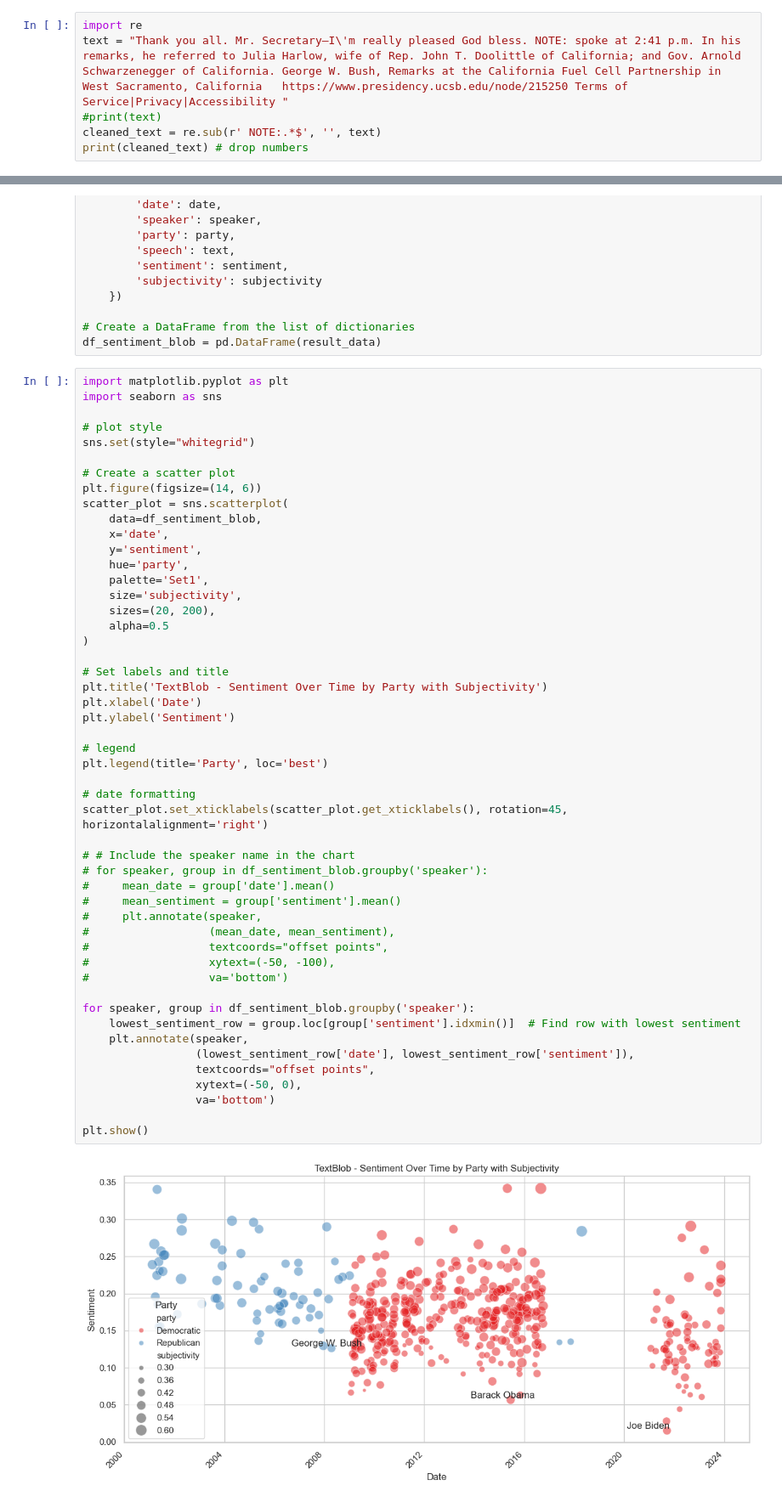
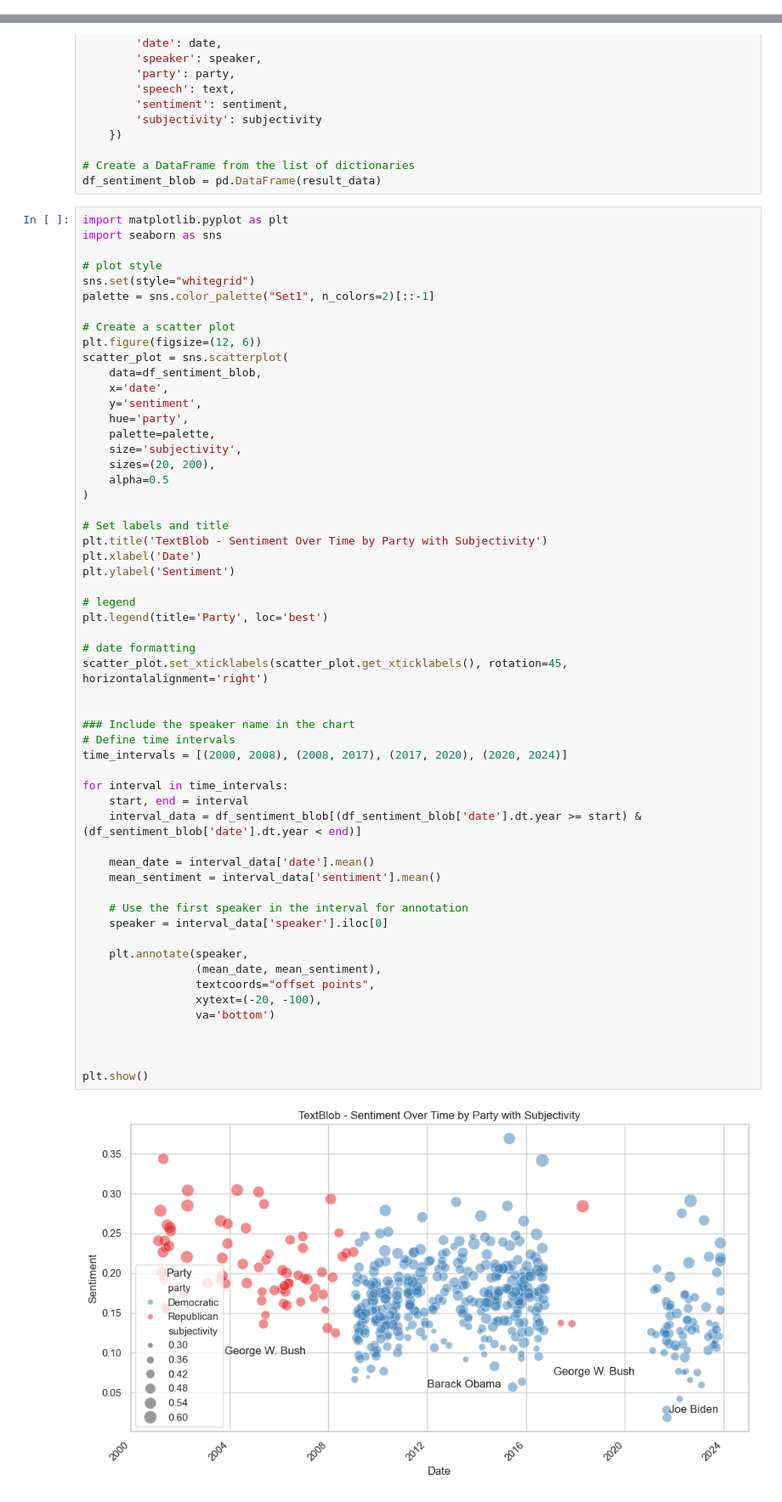
Before and after one commit to Alvaroguijarro97/text_as_data_final_project, a Jupyter notebook: sentiment_evaluation.ipynb, the cells around one changed output, grey strips where cells are left out. Shown at 85% size. Cells and saved outputs as stored; diff of their text form.

```diff
--- a/sentiment_evaluation.ipynb
+++ b/sentiment_evaluation.ipynb
@@ -12,6 +4,0 @@ df_cleanned[df_cleanned["party"] != "Democratic"].sort_values(by='date').iloc[45
-# %%
-import re
-text = "Thank you all. Mr. Secretary—I\'m really pleased God bless. NOTE: spoke at 2:41 p.m. In his remarks, he referred to Julia Harlow, wife of Rep. John T. Doolittle of California; and Gov. Arnold Schwarzenegger of California. George W. Bush, Remarks at the California Fuel Cell Partnership in West Sacramento, California   https://www.presidency.ucsb.edu/node/215250 Terms of Service|Privacy|Accessibility "
-#print(text)
-cleaned_text = re.sub(r' NOTE:.*$', '', text)
-print(cleaned_text) # drop numbers
@@ -81,52 +42,58 @@ import seaborn as sns
 
 # plot style
 sns.set(style="whitegrid")
+palette = sns.color_palette("Set1", n_colors=2)[::-1]
 
 # Create a scatter plot
-plt.figure(figsize=(14, 6))
+plt.figure(figsize=(12, 6))
 scatter_plot = sns.scatterplot(
     data=df_sentiment_blob,
     x='date',
     y='sentiment',
     hue='party',
-    palette='Set1',
+    palette=palette,
     size='subjectivity',
     sizes=(20, 200),
     alpha=0.5
 )
 
 # Set labels and title
 plt.title('TextBlob - Sentiment Over Time by Party with Subjectivity')
 plt.xlabel('Date')
 plt.ylabel('Sentiment')
 
 # legend
 plt.legend(title='Party', loc='best')
 
 # date formatting
 scatter_plot.set_xticklabels(scatter_plot.get_xticklabels(), rotation=45, horizontalalignment='right')
 
-# # Include the speaker name in the chart
-# for speaker, group in df_sentiment_blob.groupby('speaker'):
-#     mean_date = group['date'].mean()
-#     mean_sentiment = group['sentiment'].mean()
-#     plt.annotate(speaker,
-#                  (mean_date, mean_sentiment),
-#                  textcoords="offset points",
-#                  xytext=(-50, -100),
-#                  va='bottom')
 
-for speaker, group in df_sentiment_blob.groupby('speaker'):
-    lowest_sentiment_row = group.loc[group['sentiment'].idxmin()]  # Find row with lowest sentiment
+### Include the speaker name in the chart
+# Define time intervals
+time_intervals = [(2000, 2008), (2008, 2017), (2017, 2020), (2020, 2024)]
+
+for interval in time_intervals:
+    start, end = interval
+    interval_data = df_sentiment_blob[(df_sentiment_blob['date'].dt.year >= start) & (df_sentiment_blob['date'].dt.year < end)]
+
+    mean_date = interval_data['date'].mean()
+    mean_sentiment = interval_data['sentiment'].mean()
+
+    # Use the first speaker in the interval for annotation
+    speaker = interval_data['speaker'].iloc[0]
+
     plt.annotate(speaker,
-                 (lowest_sentiment_row['date'], lowest_sentiment_row['sentiment']),
+                 (mean_date, mean_sentiment),
                  textcoords="offset points",
-                 xytext=(-50, 0),
+                 xytext=(-20, -100),
                  va='bottom')
 
+
+
 plt.show()
 # %% [output]
-[figure, old version]
+[figure, new version]
 # %%
 # What are the lowest sentiment speeches?
 
```
Also changed, not shown: parts of 8 cells of this notebook.
